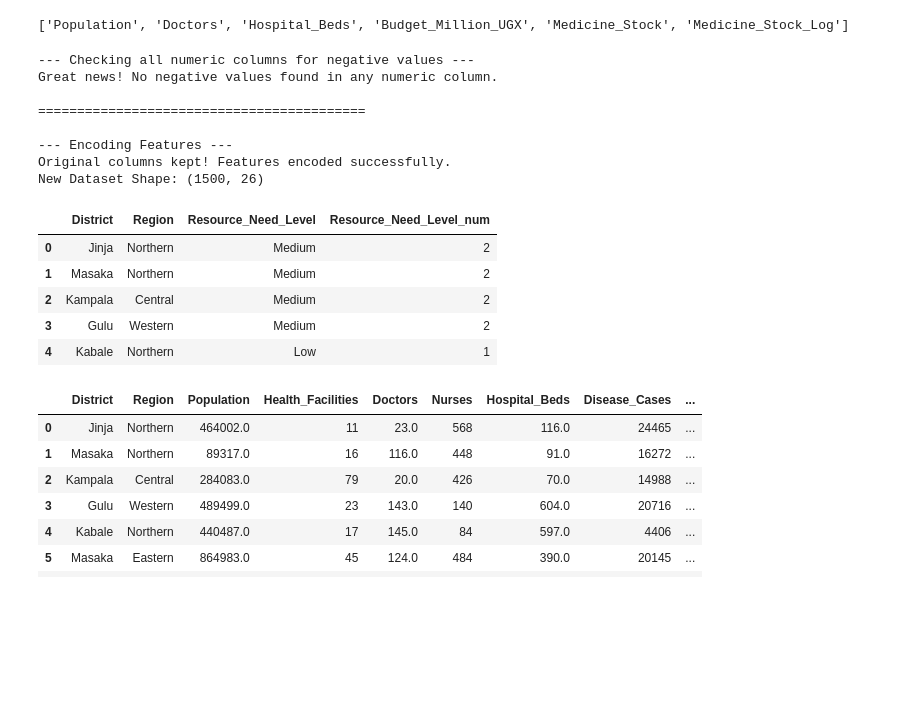
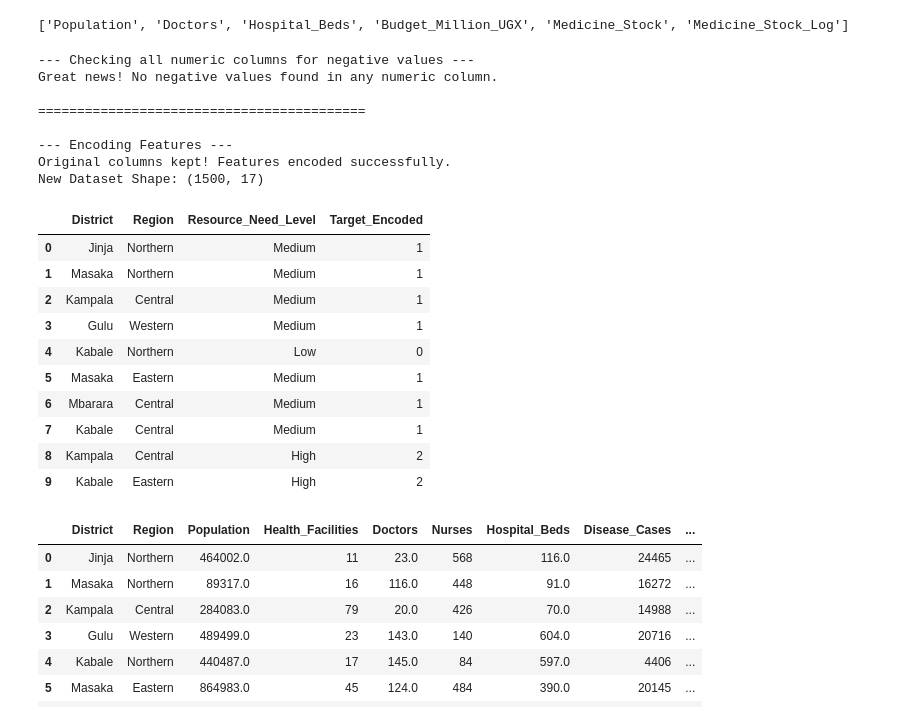
Before and after one commit to Nandrog/Health_Resource_Allocation_Modal, a Jupyter notebook: Health_Resource_Allocation_Model.ipynb, the cells around one changed output. Saved outputs shown, nothing was run; the diff lists cells and outputs as text; code cells hidden in the pictures; blank space fills up the shorter version.

```diff
--- a/Health_Resource_Allocation_Model.ipynb
+++ b/Health_Resource_Allocation_Model.ipynb
@@ -430,50 +432,51 @@ negatives_found = negative_counts[negative_counts > 0]
 if len(negatives_found) == 0:
     print("Great news! No negative values found in any numeric column.")
 else:
     print("Warning! Negative values found in:")
     display(negatives_found)
 
 print("\n" + "="*42 + "\n")
 
 # ==========================================
 # PART 2: ENCODING (KEEPING ORIGINALS)
 # ==========================================
 print("--- Encoding Features ---")
 
-encoder=LabelEncoder()
-df['Resource_Need_Level_num']= encoder.fit_transform(df['Resource_Need_Level'])
+# Target Encoding: Low=0, Medium=1, High=2 (preserves real order, unlike LabelEncoder)
+need_mapping = {'Low': 0, 'Medium': 1, 'High': 2}
+df['Target_Encoded'] = df['Resource_Need_Level'].map(need_mapping)
 
-# 1. Target Encoding: Create a BRAND NEW column instead of overwriting
-#need_mapping = {'Low': 0, 'Medium': 1, 'High': 2}
-#df['Target_Encoded'] = df['Resource_Need_Level'].map(need_mapping)
-
-# 2. One-Hot Encoding: Generate dummies separately
-# Notice we are only passing the two text columns to get_dummies
-dummies = pd.get_dummies(df[['Region', 'District']], drop_first=True)
+# One-Hot Encoding: Region only (District excluded - doesn't generalize to new districts)
+dummies = pd.get_dummies(df[['Region']], drop_first=True)
 
 # Glue (concatenate) the original dataframe and the new dummy columns side-by-side (axis=1)
 df_encoded = pd.concat([df, dummies], axis=1)
 
 print("Original columns kept! Features encoded successfully.")
 print(f"New Dataset Shape: {df_encoded.shape}")
 
 # Let's look at the columns to prove the original and new ones are both there
-display(df_encoded[['District', 'Region', 'Resource_Need_Level', 'Resource_Need_Level_num']].head())
+display(df_encoded[['District', 'Region', 'Resource_Need_Level', 'Target_Encoded']].head(10))
 # %% [output]
 --- Checking all numeric columns for negative values ---
 Great news! No negative values found in any numeric column.
 
 ==========================================
 
 --- Encoding Features ---
 Original columns kept! Features encoded successfully.
-New Dataset Shape: (1500, 26)
+New Dataset Shape: (1500, 17)
-|  | District | Region | Resource_Need_Level | Resource_Need_Level_num |
-| 0 | Jinja | Northern | Medium | 2 |
-| 1 | Masaka | Northern | Medium | 2 |
-| 2 | Kampala | Central | Medium | 2 |
-| 3 | Gulu | Western | Medium | 2 |
-| 4 | Kabale | Northern | Low | 1 |
+|  | District | Region | Resource_Need_Level | Target_Encoded |
+| 0 | Jinja | Northern | Medium | 1 |
+| 1 | Masaka | Northern | Medium | 1 |
+| 2 | Kampala | Central | Medium | 1 |
+| 3 | Gulu | Western | Medium | 1 |
+| 4 | Kabale | Northern | Low | 0 |
+| 5 | Masaka | Eastern | Medium | 1 |
+| 6 | Mbarara | Central | Medium | 1 |
+| 7 | Kabale | Central | Medium | 1 |
+| 8 | Kampala | Central | High | 2 |
+| 9 | Kabale | Eastern | High | 2 |
 # %%
 df.head(10)
 # %% [output]
```
Also changed, not shown: parts of 4 cells of this notebook.
